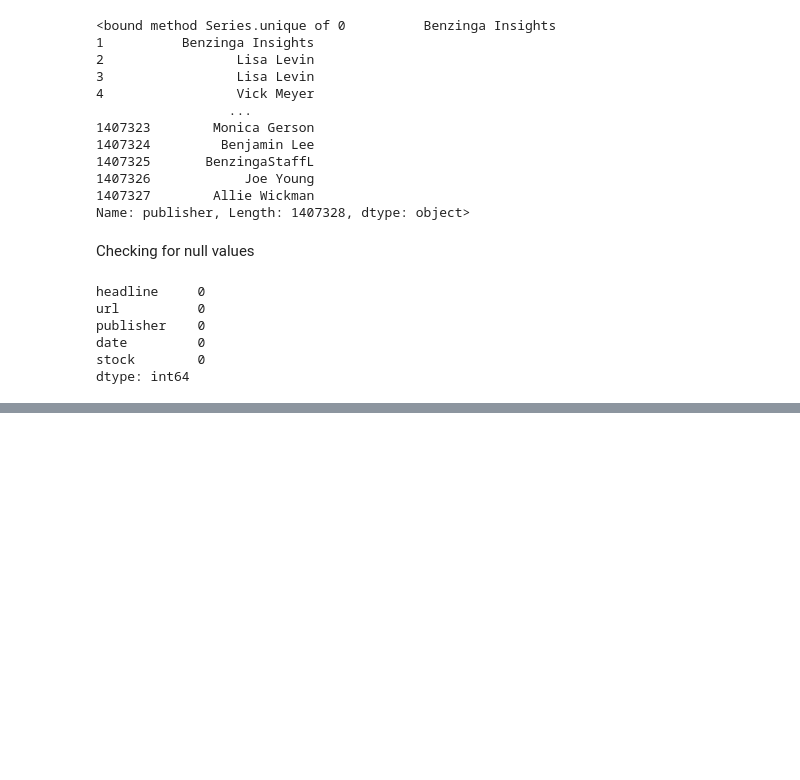
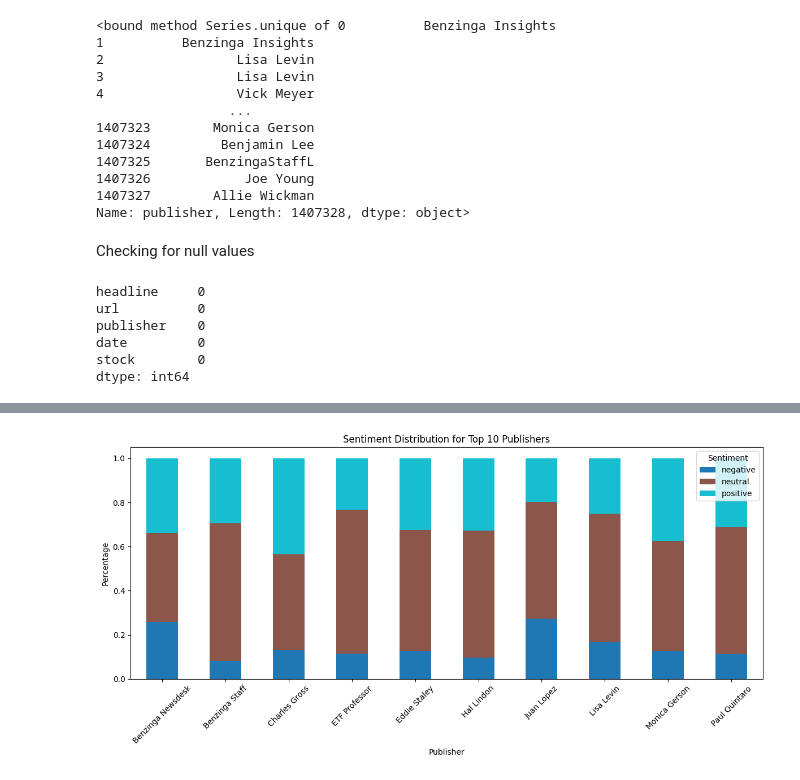
Before and after one commit to mussewold/kaim-week-1, a Jupyter notebook: notebooks/task-1.ipynb, the cells around one changed output, grey strips where cells are left out. Drawn from its saved outputs; the diff is of its cells as text; code cells hidden in the pictures; blank space fills up the shorter version.

Commit message:
sentiment data analysis added

```diff
--- a/notebooks/task-1.ipynb
+++ b/notebooks/task-1.ipynb
@@ -75,0 +107,4 @@ df.head()
+# %%
+plot.plot_sentiment_by_publisher(df, publisher_column='publisher', sentiment_column='sentiment', top_n=10)
+# %% [output]
+[figure, added]
```
Also changed, not shown: parts of 5 cells of this notebook, 1 other file.
